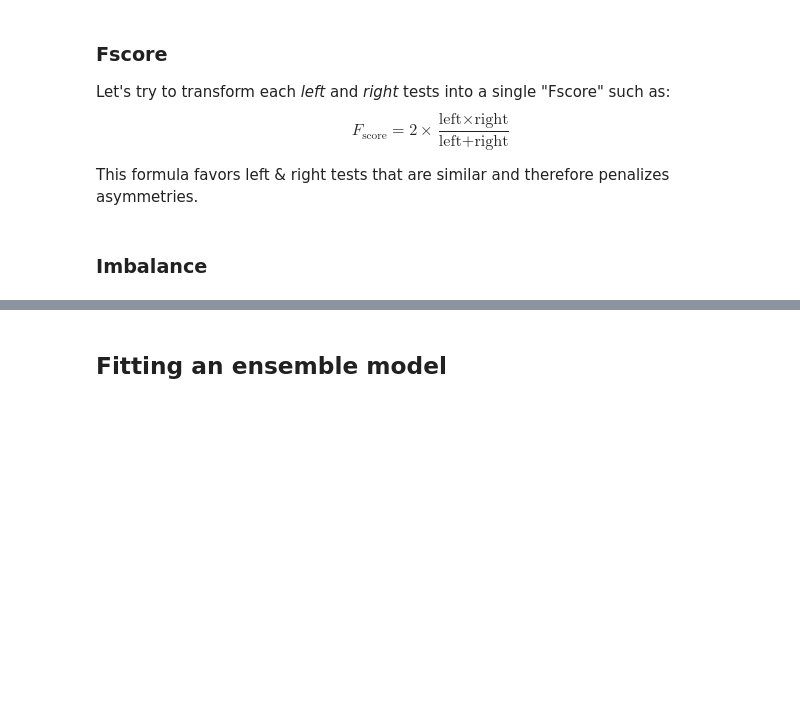
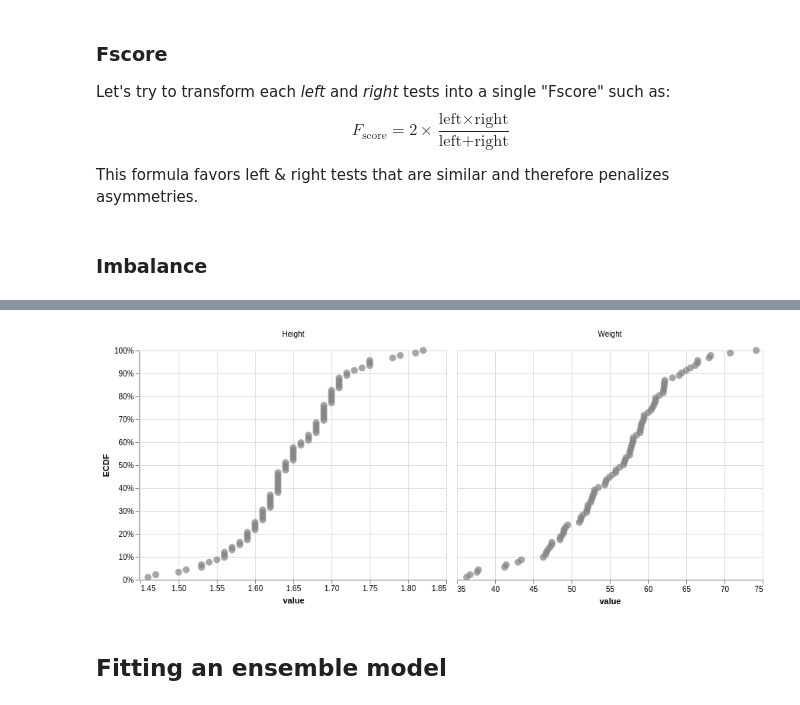
Before and after one commit to romainmartinez/synchro, a Jupyter notebook: synchro.ipynb, the cells around one changed output, grey strips where cells are left out. Drawn from its saved outputs; the diff is of its cells as text; code cells hidden in the pictures; blank space fills up the shorter version.

```diff
--- a/synchro.ipynb
+++ b/synchro.ipynb
@@ -212,2 +201,20 @@ plt.savefig('./share/fig/X.png', dpi=300)
+# %%
+alt.Chart().mark_circle(color="grey", size=80).encode(
+    alt.X("value", scale=alt.Scale(zero=False)),
+    alt.Y("ECDF", axis=alt.Axis(format="%")),
+).facet(
+    data=df[["Height", "Weight"]]
+    .melt()
+    .assign(
+        ECDF=lambda d: d.groupby("variable").transform(
+            lambda x: x.rank(method="first") / x.shape[0]
+        )
+    ),
+    column=alt.Column("variable", title=None),
+).resolve_scale(
+    x="independent"
+)
+# %% [output]
+[figure, added]
 # %% [markdown]
 ## Fitting an ensemble model
```
Also changed, not shown: parts of 58 cells of this notebook, 5 other files.
